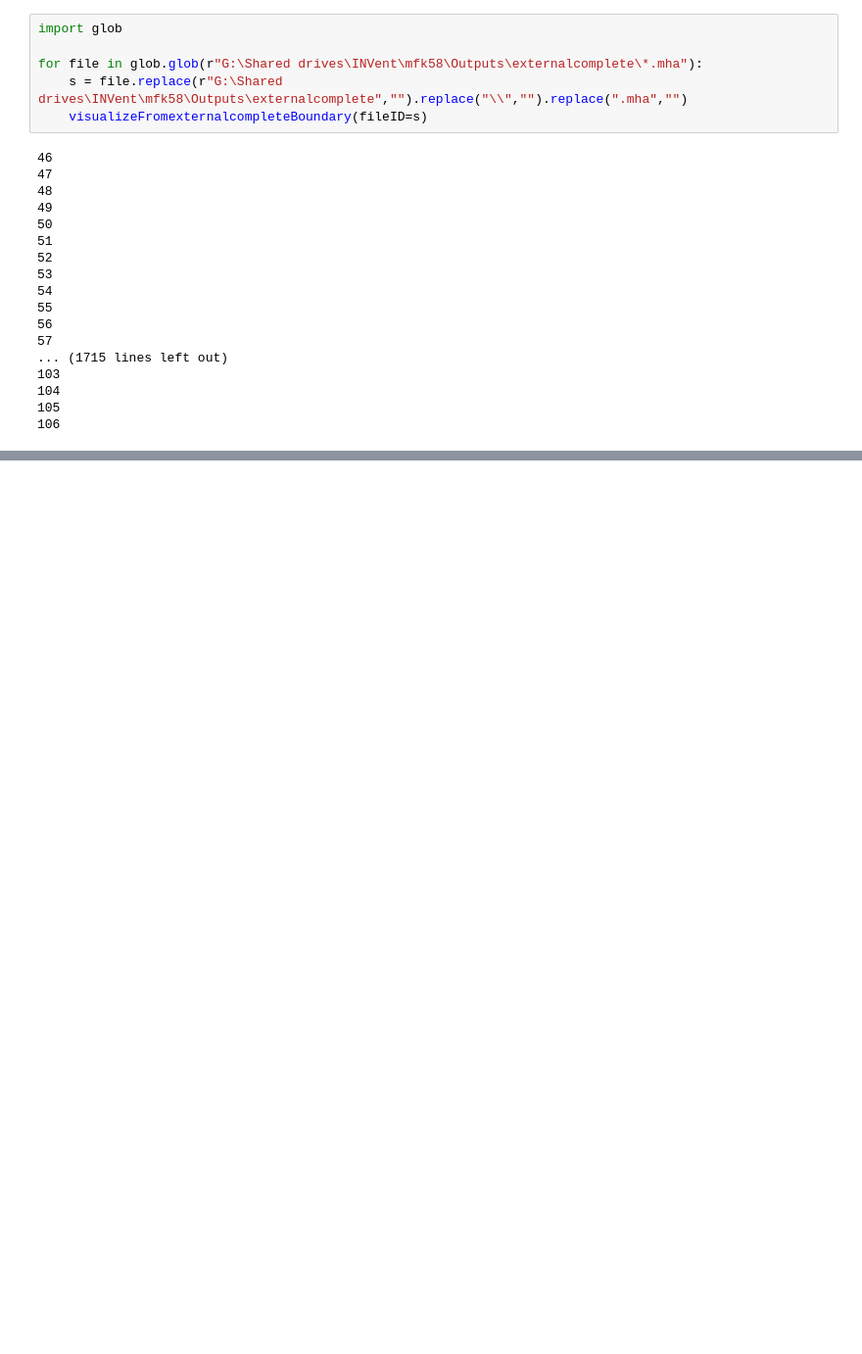
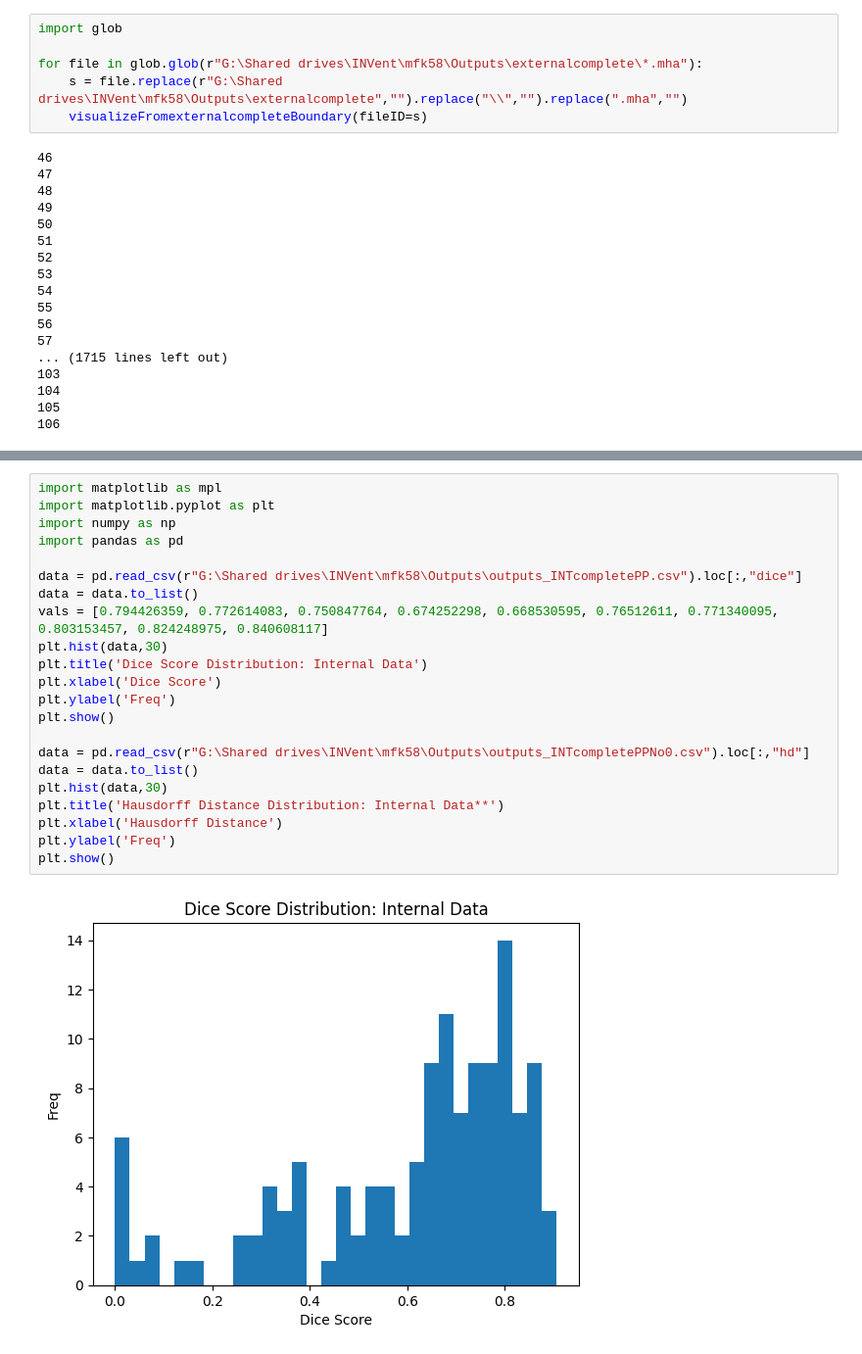
Before and after one commit to michaelkong0/RCa-Tumor-Seg, a Jupyter notebook: visualization.ipynb, the cells around one changed output, grey strips where cells are left out. Shown at 98% size. Cells and saved outputs as stored; diff of their text form; blank space fills up the shorter version.

Commit message:
Add plotting functionality for distributions

```diff
--- a/visualization.ipynb
+++ b/visualization.ipynb
@@ -316,0 +332,24 @@ for file in glob.glob(r"G:\Shared drives\INVent\mfk58\Outputs\externalcomplete\*
+# %%
+import matplotlib as mpl
+import matplotlib.pyplot as plt
+import numpy as np
+import pandas as pd
+
+data = pd.read_csv(r"G:\Shared drives\INVent\mfk58\Outputs\outputs_INTcompletePP.csv").loc[:,"dice"]
+data = data.to_list()
+vals = [0.794426359, 0.772614083, 0.750847764, 0.674252298, 0.668530595, 0.76512611, 0.771340095, 0.803153457, 0.824248975, 0.840608117]
+plt.hist(data,30)
+plt.title('Dice Score Distribution: Internal Data')
+plt.xlabel('Dice Score')
+plt.ylabel('Freq')
+plt.show()
+
+data = pd.read_csv(r"G:\Shared drives\INVent\mfk58\Outputs\outputs_INTcompletePPNo0.csv").loc[:,"hd"]
+data = data.to_list()
+plt.hist(data,30)
+plt.title('Hausdorff Distance Distribution: Internal Data**')
+plt.xlabel('Hausdorff Distance')
+plt.ylabel('Freq')
+plt.show()
+# %% [output]
+[figure, added]
```
Also changed, not shown: parts of 3 cells of this notebook.
